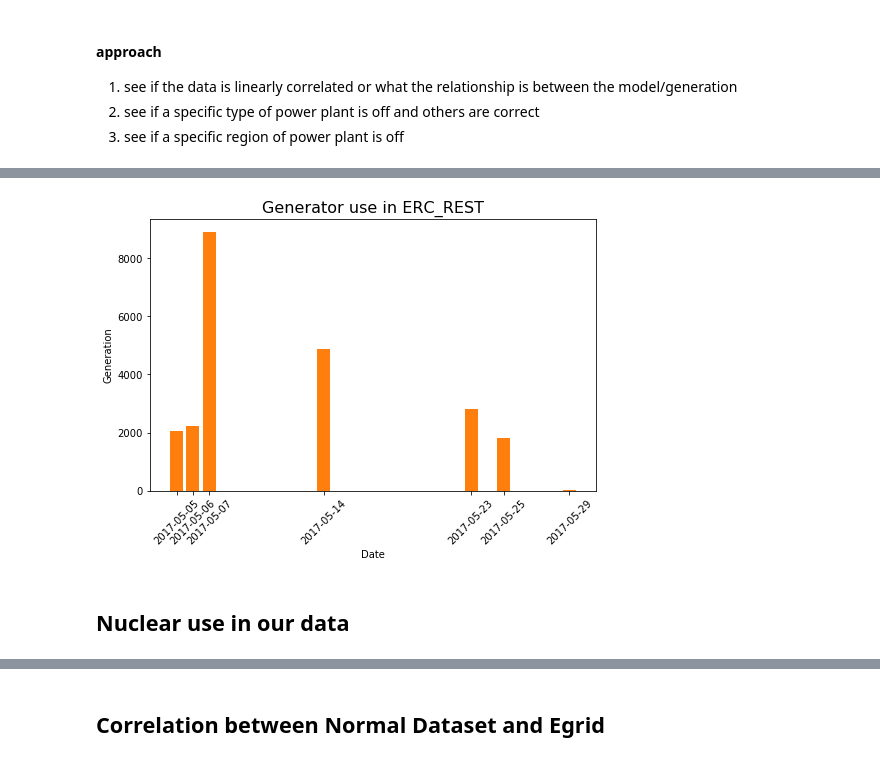
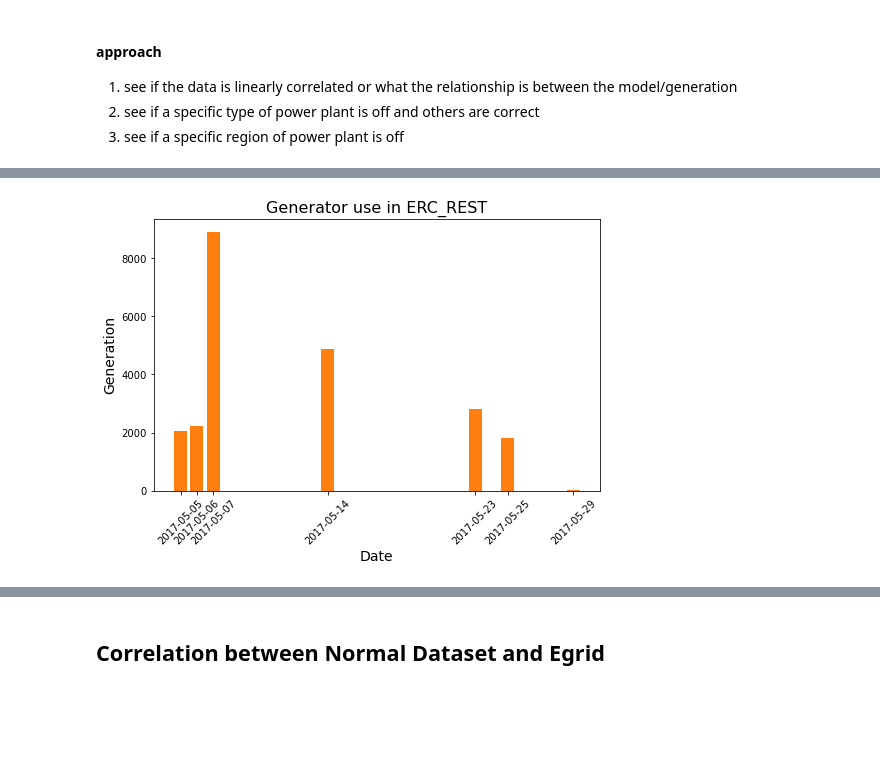
Before and after one commit to lfreese/us-ego, a Jupyter notebook: ego_nonuclear_project/emissions_comparison.ipynb, the cells around one changed output, grey strips where cells are left out. Cells and saved outputs as stored; diff of their text form; code cells hidden in the pictures; blank space fills up the shorter version.

```diff
--- a/ego_nonuclear_project/emissions_comparison.ipynb
+++ b/ego_nonuclear_project/emissions_comparison.ipynb
@@ -100,3 +76,17 @@ reg = np.unique(oris_nonuc_ds['RegionName'])
 generator_oris_number = np.arange(100000,100000+len(reg))
 #make a dict of region names and their associated oris number
 generator_oris_dict = {generator_oris_number[idx]:f'{r}' for idx,r in enumerate(reg)}
+
+#make a column for generator generation in dataset
+gmodel_egrid_ds['generator_generation'] = gmodel_egrid_ds['modelgeneration'].copy()
+gmodel_egrid_ds['generator_generation'] = gmodel_egrid_ds['generator_generation'].where(gmodel_egrid_ds['fueltype'] == 'generator')
+gmodel_egrid_ds['generator_generation'] = gmodel_egrid_ds['generator_generation'].where(gmodel_egrid_ds['generator_generation'] != 0)
+
+#make a column for our sum of generator generation to find which ORISCodes have generators turned on
+gmodel_egrid_ds['generator_generation_sum'] = gmodel_egrid_ds['generator_generation'].sum(dim='date')
+ORIS_using_gen = gmodel_egrid_ds.sel(model_name = 'nonuc')['generator_generation_sum'].isel(
+    ORISCode = (gmodel_egrid_ds.sel(model_name = 'nonuc')['generator_generation_sum'] > 0))['ORISCode'].values
+
+#find the region in which the generator is located
+reg_using_gen = generator_oris_dict[ORIS_using_gen.item()]
+print('Regions using generators are ' + str(reg_using_gen))
@@ -103,28 +95,18 @@ generator_oris_dict = {generator_oris_number[idx]:f'{r}' for idx,r in enumerate(
 # %%
-#make a column for generator generation in dataset
-gmodel_egrid['nonuc']['generator_generation'] = gmodel_egrid['nonuc']['modelgeneration'].copy()
-gmodel_egrid['nonuc']['generator_generation'] = gmodel_egrid['nonuc']['generator_generation'].where(gmodel_egrid['nonuc']['fueltype'] == 'generator')
-gmodel_egrid['nonuc']['generator_generation'] = gmodel_egrid['nonuc']['generator_generation'].where(gmodel_egrid['nonuc']['generator_generation'] != 0)
 
-#make a column for our sum of generator generation to find which ORISCodes have generators turned on
-gmodel_egrid['nonuc']['generator_generation_sum'] = gmodel_egrid['nonuc']['generator_generation'].sum(dim='date')
-ORIS_using_gen = gmodel_egrid['nonuc']['generator_generation_sum'].isel(ORISCode = (gmodel_egrid['nonuc']['generator_generation_sum'] > 0))['ORISCode']
-
-#find the region in which the generator is located
-reg_using_gen = generator_oris_dict[ORIS_using_gen.values.item()]
-print('Regions using generators are ' + str(reg_using_gen))
 
 for key, value in generator_oris_dict.items():
     if reg_using_gen == value:
-        print('Region generator Oris Code is ' + str(key))
+        ORIS_gen_code = key
+        print('Region generator Oris Code is ' + str(ORIS_gen_code))
 
 #find the times this region is using the generator
-times_using_gen = gmodel_egrid['nonuc']['generator_generation'].sel(ORISCode = 100002).isel(date = (gmodel_egrid['nonuc']['generator_generation'].sel(ORISCode = ORIS_using_gen.values.item()) > 0))['date'].values
-daily_gen_use = gmodel_egrid['nonuc']['generator_generation'].sel(ORISCode = 100002).isel(date = (gmodel_egrid['nonuc']['generator_generation'].sel(ORISCode = ORIS_using_gen.values.item()) > 0)).values
+times_using_gen = gmodel_egrid_ds.sel(model_name = 'nonuc')['generator_generation'].sel(ORISCode = ORIS_gen_code).isel(date = (gmodel_egrid_ds.sel(model_name = 'nonuc')['generator_generation'].sel(ORISCode = ORIS_using_gen.values.item()) > 0))['date'].values
+daily_gen_use = gmodel_egrid_ds.sel(model_name = 'nonuc')['generator_generation'].sel(ORISCode = ORIS_gen_code).isel(date = (gmodel_egrid_ds.sel(model_name = 'nonuc')['generator_generation'].sel(ORISCode = ORIS_using_gen.values.item()) > 0)).values
 print('\nTimes generator is used and amounts used are \n' + str(times_using_gen) + '\n' + str(daily_gen_use))
 
 #print the total generation used
-print('\nAnnual total generation produced by generators \n' + str(gmodel_egrid['nonuc']['generator_generation_sum'].sum().values))
+print('\nAnnual total generation produced by generators \n' + str(gmodel_egrid_ds.sel(model_name = 'nonuc')['generator_generation_sum'].sum().values))
 
 #make a dataframe with our generator information
 generator_df = pd.DataFrame(data = daily_gen_use, index = times_using_gen, columns = ['Generation'])
@@ -150,11 +116,10 @@ Annual total generation produced by generators
 # %%
+#### plot the generator use in this region ####
 fig,ax = plt.subplots(figsize = [8,5])
 plt.bar(generator_df.groupby(generator_df.index.date).sum().index, generator_df.groupby(generator_df.index.date).sum()['Generation'], color = nonuc_color)
-plt.xlabel('Date')
-plt.ylabel('Generation')
+plt.xlabel('Date', fontsize = 14)
+plt.ylabel('Generation', fontsize = 14)
 plt.xticks(generator_df.groupby(generator_df.index.date).sum().index, rotation = 45)
 plt.title(f'Generator use in {reg_using_gen}', fontsize = 16);
 # %% [output]
-[figure, old version]
+[figure, new version]
-# %% [markdown]
-## Nuclear use in our data
```
Also changed, not shown: parts of 27 cells of this notebook, 5 other files.
